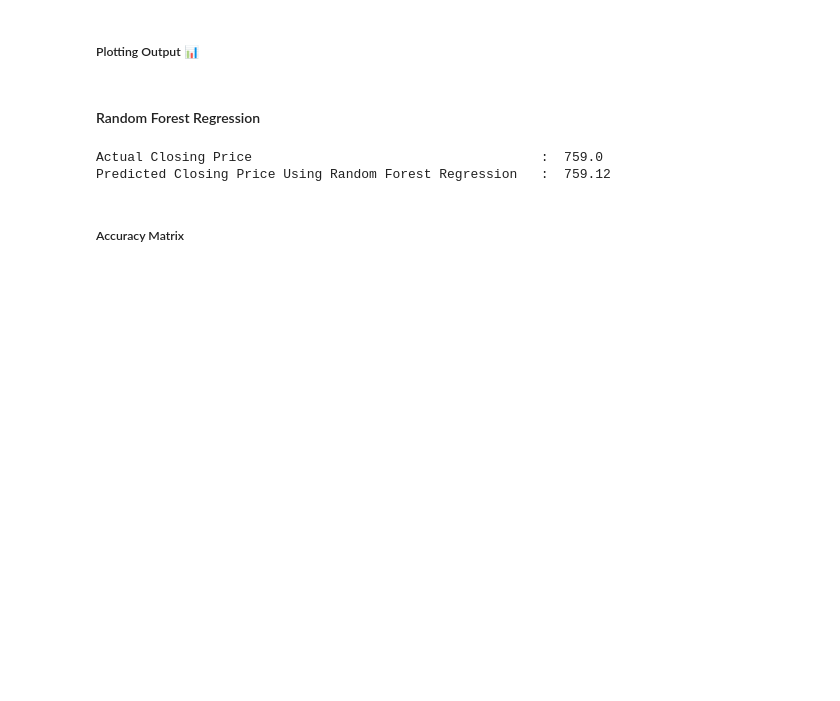
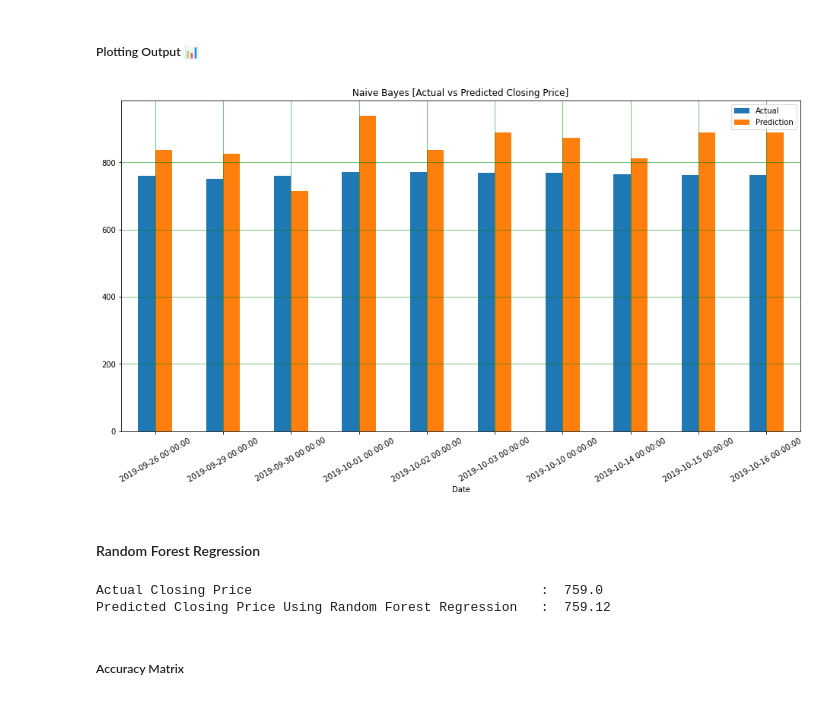
Before and after one commit to itSubeDibesh/Stock-Price-Predection-Using-Predictive-ML, a Jupyter notebook: StockPricePrediction.ipynb, the cells around one changed output. Saved outputs shown, nothing was run; the diff lists cells and outputs as text; code cells hidden in the pictures; blank space fills up the shorter version.

Commit message:
Naive Bayes Alog Plot Implemented

```diff
--- a/StockPricePrediction.ipynb
+++ b/StockPricePrediction.ipynb
@@ -743,15 +743,15 @@ plt.show()
 # %% [markdown]
 #### Naive Bayes Model
 # %%
-# Initializing Logistic Regression Model
+# Initializing Naive Bayes Model
 
-nayve_bayes = GaussianNB()
+naive_bayes = GaussianNB()
 
-nayve_bayes = nayve_bayes.fit(X_Train, Y_Train)
+naive_bayes = naive_bayes.fit(X_Train, Y_Train)
 # %%
 # Predicting Test Data
 
-prediction_nb = nayve_bayes.predict(X_Test)
+prediction_nb = naive_bayes.predict(X_Test)
 
 print("Actual Closing Price                              : ", Y_Test[0])
 print("Predicted Closing Price Using Logistic Regression : ",prediction_nb[0])
@@ -773,5 +773,16 @@ K-Fold Cross Validation (30) :  99.99998911599567
 # %% [markdown]
 ##### Plotting Output 📊
+# %%
+#### Data Visualization bar graph
+
+lr_data = pd.DataFrame({"Actual": Y_Test, "Prediction": prediction_nb})
+lr_data.head(10).plot(kind='bar', figsize=(16, 8))
+plt.title("Naive Bayes [Actual vs Predicted Closing Price]")
+plt.tick_params(axis='x', rotation=30)
+plt.grid(which='major', linestyle='-', linewidth='0.5', color='green')
+plt.show()
+# %% [output]
+[figure, added]
 # %% [markdown]
 #### Random Forest Regression
 # %%
```
Also changed, not shown: parts of 5 cells of this notebook.
